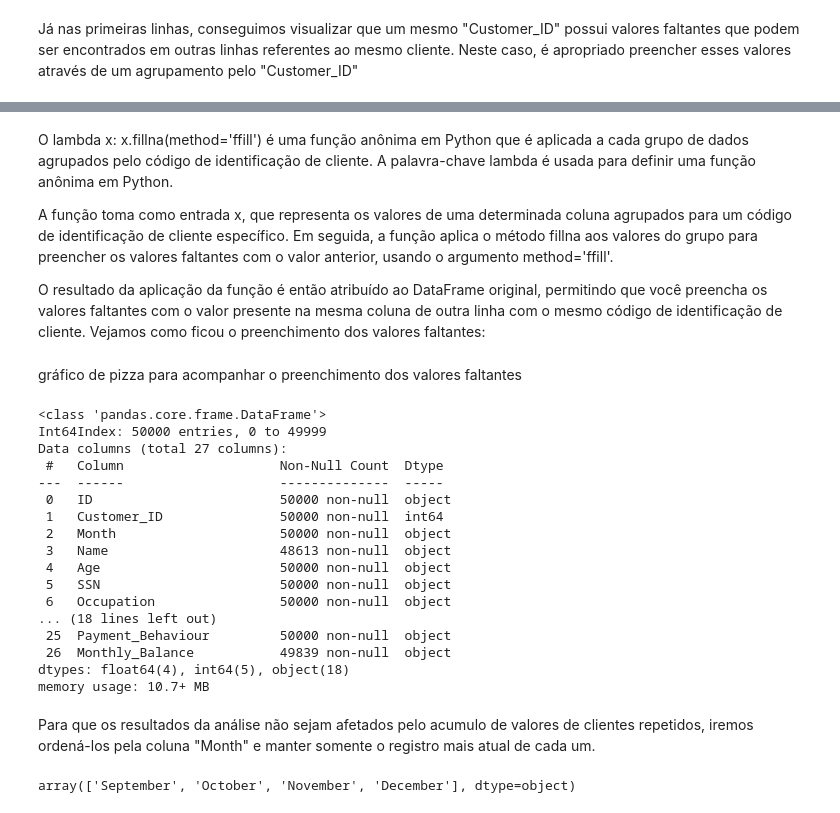
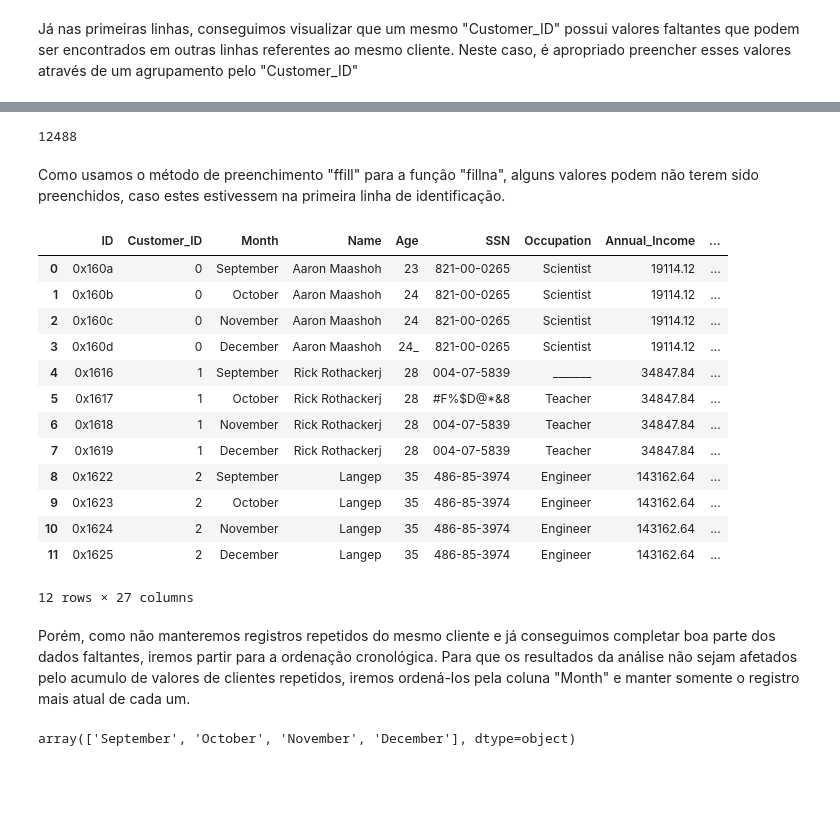
Before and after one commit to julianacamara98/intro_python_2023_ProjetoFinal, a Jupyter notebook: EDA.ipynb, the cells around one changed output, grey strips where cells are left out. Drawn from its saved outputs; the diff is of its cells as text; code cells hidden in the pictures; blank space fills up the shorter version.

```diff
--- a/EDA.ipynb
+++ b/EDA.ipynb
@@ -105,36 +104,28 @@ To adopt the future behavior and silence this warning, use
+# %%
+dados.isnull().sum().sum()
+# %% [output]
+12488
 # %% [markdown]
-O lambda x: x.fillna(method='ffill') é uma função anônima em Python que é aplicada a cada grupo de dados agrupados pelo código de identificação de cliente. A palavra-chave lambda é usada para definir uma função anônima em Python.
-
-A função toma como entrada x, que representa os valores de uma determinada coluna agrupados para um código de identificação de cliente específico. Em seguida, a função aplica o método fillna aos valores do grupo para preencher os valores faltantes com o valor anterior, usando o argumento method='ffill'.
-
-O resultado da aplicação da função é então atribuído ao DataFrame original, permitindo que você preencha os valores faltantes com o valor presente na mesma coluna de outra linha com o mesmo código de identificação de cliente.
-Vejamos como ficou o preenchimento dos valores faltantes:
+Como usamos o método de preenchimento "ffill" para a função "fillna", alguns valores podem não terem sido preenchidos, caso estes estivessem na primeira linha de identificação.
 # %%
-dados.head(20)
+dados.head(12)
+# %% [output]
+|  | ID | Customer_ID | Month | Name | Age | SSN | Occupation | Annual_Income | ... |
+| 0 | 0x160a | 0 | September | Aaron Maashoh | 23 | 821-00-0265 | Scientist | 19114.12 | ... |
+| 1 | 0x160b | 0 | October | Aaron Maashoh | 24 | 821-00-0265 | Scientist | 19114.12 | ... |
+| 2 | 0x160c | 0 | November | Aaron Maashoh | 24 | 821-00-0265 | Scientist | 19114.12 | ... |
+| 3 | 0x160d | 0 | December | Aaron Maashoh | 24_ | 821-00-0265 | Scientist | 19114.12 | ... |
+| 4 | 0x1616 | 1 | September | Rick Rothackerj | 28 | 004-07-5839 | _______ | 34847.84 | ... |
+| 5 | 0x1617 | 1 | October | Rick Rothackerj | 28 | #F%$D@*&8 | Teacher | 34847.84 | ... |
+| 6 | 0x1618 | 1 | November | Rick Rothackerj | 28 | 004-07-5839 | Teacher | 34847.84 | ... |
+| 7 | 0x1619 | 1 | December | Rick Rothackerj | 28 | 004-07-5839 | Teacher | 34847.84 | ... |
+| 8 | 0x1622 | 2 | September | Langep | 35 | 486-85-3974 | Engineer | 143162.64 | ... |
+| 9 | 0x1623 | 2 | October | Langep | 35 | 486-85-3974 | Engineer | 143162.64 | ... |
+| 10 | 0x1624 | 2 | November | Langep | 35 | 486-85-3974 | Engineer | 143162.64 | ... |
+| 11 | 0x1625 | 2 | December | Langep | 35 | 486-85-3974 | Engineer | 143162.64 | ... |
+12 rows × 27 columns
-# %% [markdown]
-gráfico de pizza para acompanhar o preenchimento dos valores faltantes
-# %%
-dados.info()
-# %% [output]
-<class 'pandas.core.frame.DataFrame'>
-Int64Index: 50000 entries, 0 to 49999
-Data columns (total 27 columns):
- #   Column                    Non-Null Count  Dtype
----  ------                    --------------  -----
- 0   ID                        50000 non-null  object
- 1   Customer_ID               50000 non-null  int64
- 2   Month                     50000 non-null  object
- 3   Name                      48613 non-null  object
- 4   Age                       50000 non-null  object
- 5   SSN                       50000 non-null  object
- 6   Occupation                50000 non-null  object
-... (18 lines left out)
- 25  Payment_Behaviour         50000 non-null  object
- 26  Monthly_Balance           49839 non-null  object
-dtypes: float64(4), int64(5), object(18)
-memory usage: 10.7+ MB
 # %% [markdown]
-Para que os resultados da análise não sejam afetados pelo acumulo de valores de clientes repetidos, iremos ordená-los pela coluna "Month" e manter somente o registro mais atual de cada um.
+Porém, como não manteremos registros repetidos do mesmo cliente e já conseguimos completar boa parte dos dados faltantes, iremos partir para a ordenação cronológica. Para que os resultados da análise não sejam afetados pelo acumulo de valores de clientes repetidos, iremos ordená-los pela coluna "Month" e manter somente o registro mais atual de cada um.
 # %%
 dados['Month'].unique()
 # %% [output]
```
Also changed, not shown: parts of 36 cells of this notebook.
